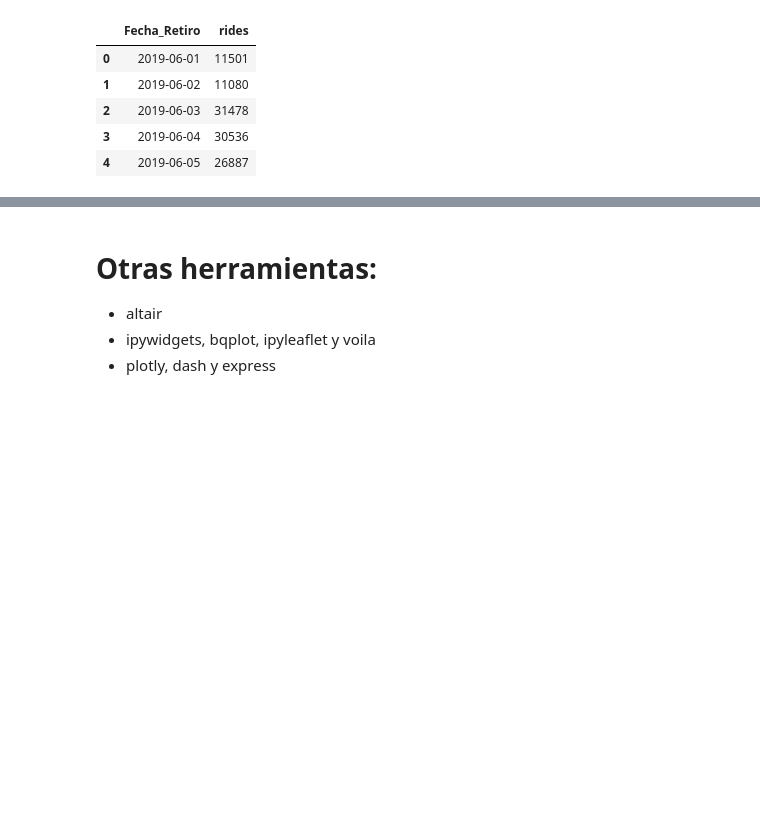
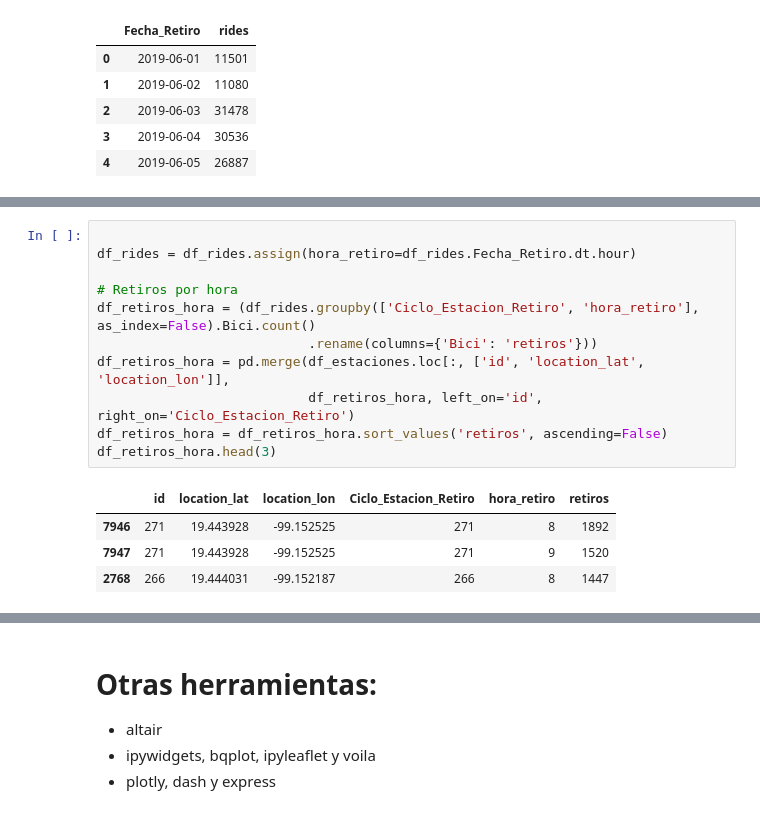
Before and after one commit to RaulPL/talks, a Jupyter notebook: pymx2019_holoviews/slides.ipynb, the cells around one changed output, grey strips where cells are left out. Saved outputs shown, nothing was run; the diff lists cells and outputs as text; blank space fills up the shorter version.

```diff
--- a/pymx2019_holoviews/slides.ipynb
+++ b/pymx2019_holoviews/slides.ipynb
@@ -324,0 +353,16 @@ tiles * estaciones
+# %%
+
+df_rides = df_rides.assign(hora_retiro=df_rides.Fecha_Retiro.dt.hour)
+
+# Retiros por hora
+df_retiros_hora = (df_rides.groupby(['Ciclo_Estacion_Retiro', 'hora_retiro'], as_index=False).Bici.count()
+                           .rename(columns={'Bici': 'retiros'}))
+df_retiros_hora = pd.merge(df_estaciones.loc[:, ['id', 'location_lat', 'location_lon']],
+                           df_retiros_hora, left_on='id', right_on='Ciclo_Estacion_Retiro')
+df_retiros_hora = df_retiros_hora.sort_values('retiros', ascending=False)
+df_retiros_hora.head(3)
+# %% [output]
+|  | id | location_lat | location_lon | Ciclo_Estacion_Retiro | hora_retiro | retiros |
+| 7946 | 271 | 19.443928 | -99.152525 | 271 | 8 | 1892 |
+| 7947 | 271 | 19.443928 | -99.152525 | 271 | 9 | 1520 |
+| 2768 | 266 | 19.444031 | -99.152187 | 266 | 8 | 1447 |
```
Also changed, not shown: parts of 10 cells of this notebook, 1 other file.
